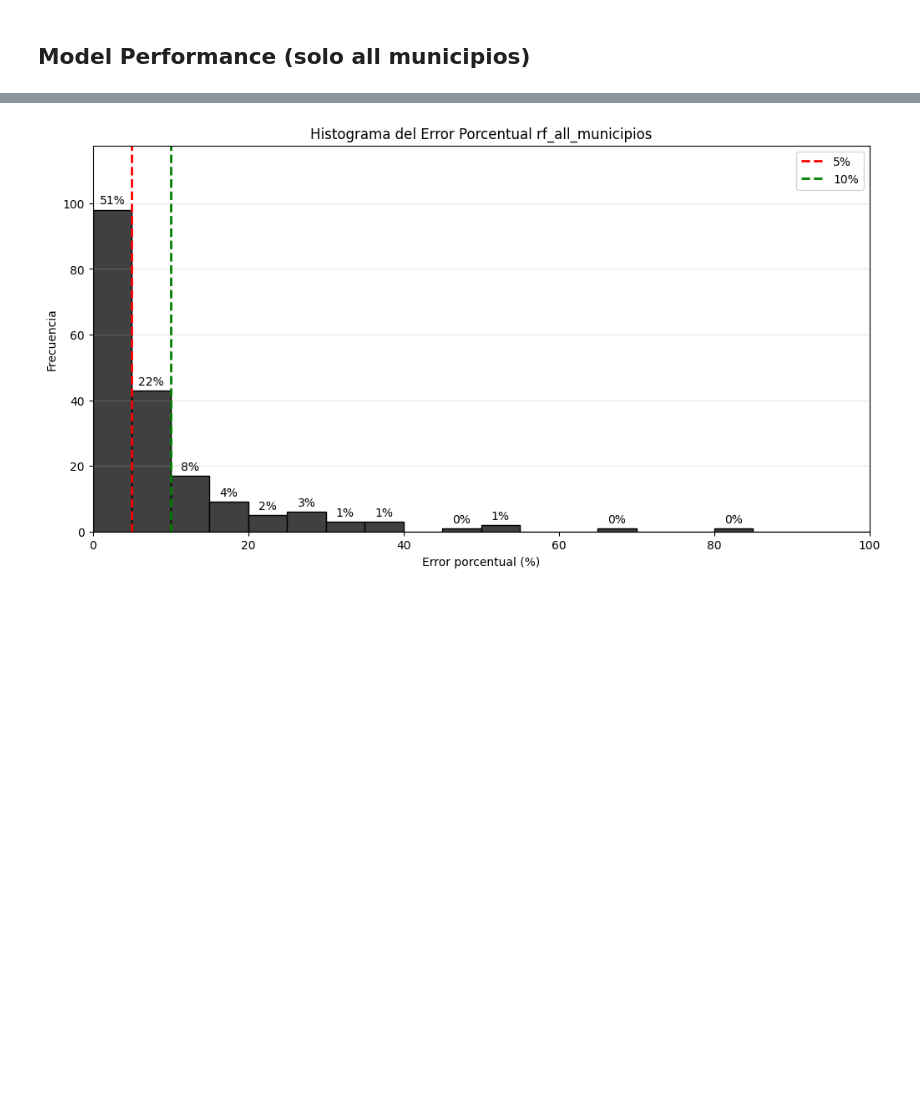
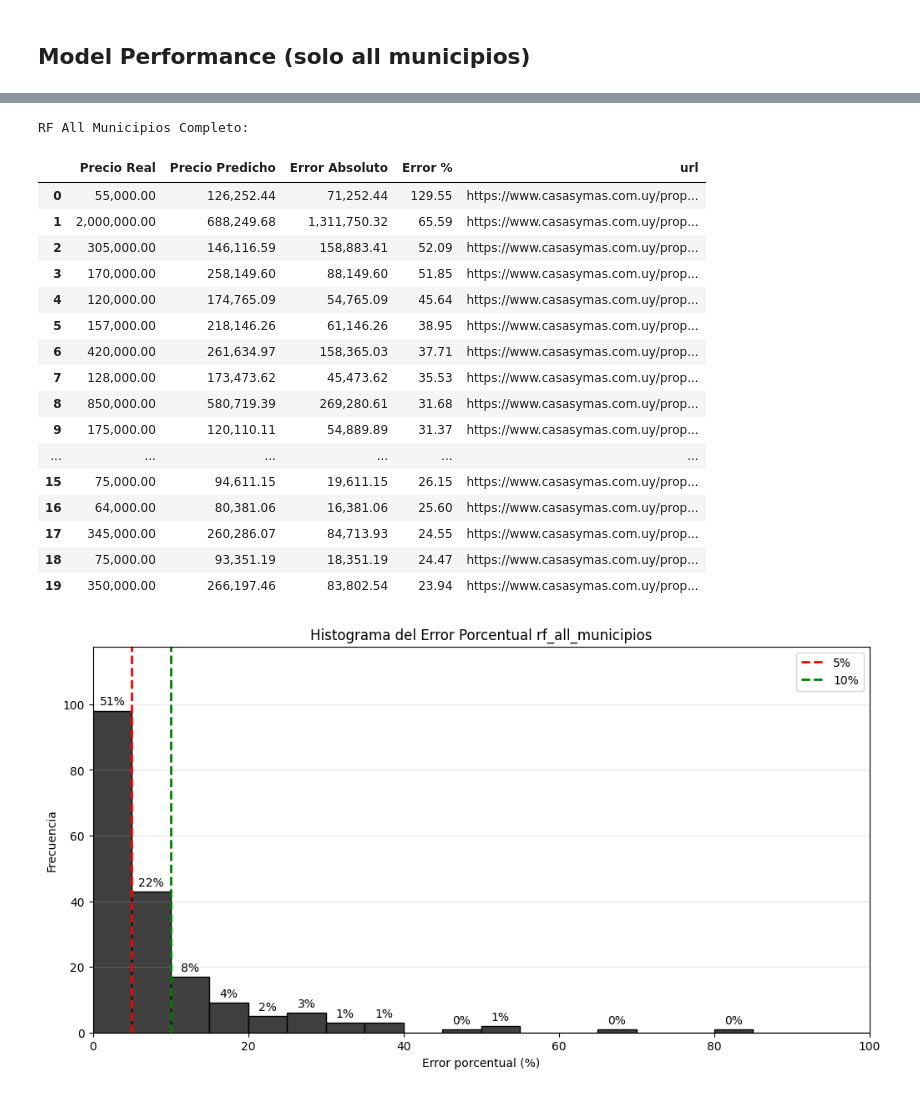
Before and after one commit to feliperenom/tesis-mcd-inm, a Jupyter notebook: src/codes/modelos_v4.ipynb, the cells around one changed output, grey strips where cells are left out. Cells and saved outputs as stored; diff of their text form; code cells hidden in the pictures; blank space fills up the shorter version.

```diff
--- a/src/codes/modelos_v4.ipynb
+++ b/src/codes/modelos_v4.ipynb
@@ -1457,3 +1358,40 @@ plt.show()
+# %%
+extra_cols = ['url']
+
+# Asegurate de que los índices coincidan
+X_test = X_test_all_municipios_completo.reset_index(drop=True)
+y_test = y_test_all_municipios_completo.reset_index(drop=True)
+
+# Ejecutar la función
+results_rf_all_municipios = evaluation_table(
+    rf_all_municipios,
+    X_test,
+    y_test,
+    data.iloc[test_indices_all_municipios_completo],
+    extra_cols
+)
+# Ver los primeros resultados
+print("RF All Municipios Completo: \n")
+results_rf_all_municipios.head(20)
+# %% [output]
+RF All Municipios Completo:
+|  | Precio Real | Precio Predicho | Error Absoluto | Error % | url |
+| 0 | 55,000.00 | 126,252.44 | 71,252.44 | 129.55 | https://www.casasymas.com.uy/prop... |
+| 1 | 2,000,000.00 | 688,249.68 | 1,311,750.32 | 65.59 | https://www.casasymas.com.uy/prop... |
+| 2 | 305,000.00 | 146,116.59 | 158,883.41 | 52.09 | https://www.casasymas.com.uy/prop... |
+| 3 | 170,000.00 | 258,149.60 | 88,149.60 | 51.85 | https://www.casasymas.com.uy/prop... |
+| 4 | 120,000.00 | 174,765.09 | 54,765.09 | 45.64 | https://www.casasymas.com.uy/prop... |
+| 5 | 157,000.00 | 218,146.26 | 61,146.26 | 38.95 | https://www.casasymas.com.uy/prop... |
+| 6 | 420,000.00 | 261,634.97 | 158,365.03 | 37.71 | https://www.casasymas.com.uy/prop... |
+| 7 | 128,000.00 | 173,473.62 | 45,473.62 | 35.53 | https://www.casasymas.com.uy/prop... |
+| 8 | 850,000.00 | 580,719.39 | 269,280.61 | 31.68 | https://www.casasymas.com.uy/prop... |
+| 9 | 175,000.00 | 120,110.11 | 54,889.89 | 31.37 | https://www.casasymas.com.uy/prop... |
+| ... | ... | ... | ... | ... | ... |
+| 15 | 75,000.00 | 94,611.15 | 19,611.15 | 26.15 | https://www.casasymas.com.uy/prop... |
+| 16 | 64,000.00 | 80,381.06 | 16,381.06 | 25.60 | https://www.casasymas.com.uy/prop... |
+| 17 | 345,000.00 | 260,286.07 | 84,713.93 | 24.55 | https://www.casasymas.com.uy/prop... |
+| 18 | 75,000.00 | 93,351.19 | 18,351.19 | 24.47 | https://www.casasymas.com.uy/prop... |
+| 19 | 350,000.00 | 266,197.46 | 83,802.54 | 23.94 | https://www.casasymas.com.uy/prop... |
 # %%
 import matplotlib.pyplot as plt
 
```
Also changed, not shown: parts of 49 cells of this notebook, 2 other files.
